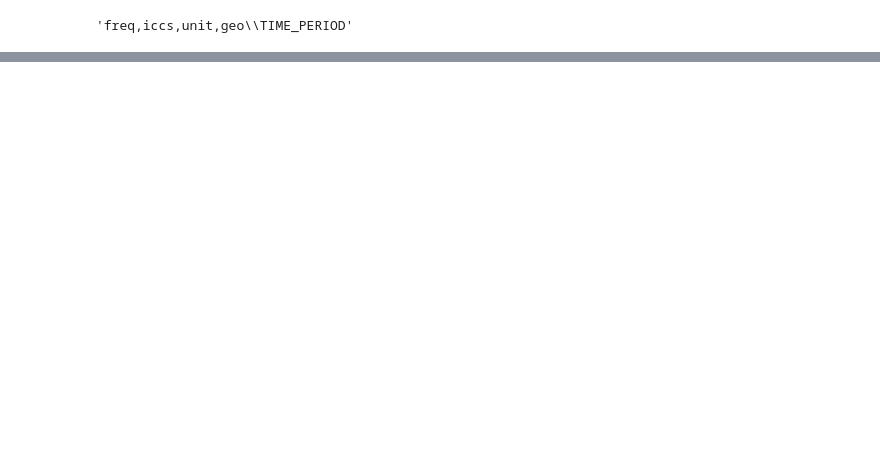
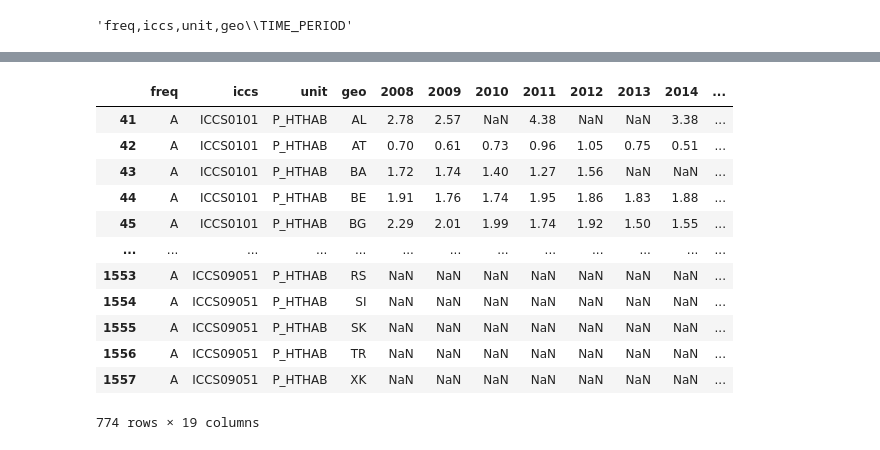
Before and after one commit to klbek/Analysis-of-Crime-in-the-EU, a Jupyter notebook: test_dat_zkouska2.ipynb, the cells around one changed output, grey strips where cells are left out. Saved outputs shown, nothing was run; the diff lists cells and outputs as text; code cells hidden in the pictures; blank space fills up the shorter version.

```diff
--- a/test_dat_zkouska2.ipynb
+++ b/test_dat_zkouska2.ipynb
@@ -67,0 +27,26 @@ dtype: object
+# %%
+column_period = data2.columns[count_columns:]
+data2[column_period] = data2[data2.columns[count_columns:]].astype('float')
+# data2.info()
+# %%
+data2['unit'].value_counts()
+no_anual = data2[data2['freq'] != 'A'].index # podminka, ze se nejedna o rocni data
+data2.drop(index=no_anual, inplace=True)
+
+no_p_hthab = data2[data2['unit'] != 'P_HTHAB'].index # podminka, ze se nejedna o udaj na 100tis obyvatel
+data2.drop(index=no_p_hthab, inplace=True)
+data2
+# %% [output]
+|  | freq | iccs | unit | geo | 2008 | 2009 | 2010 | 2011 | 2012 | 2013 | 2014 | ... |
+| 41 | A | ICCS0101 | P_HTHAB | AL | 2.78 | 2.57 | NaN | 4.38 | NaN | NaN | 3.38 | ... |
+| 42 | A | ICCS0101 | P_HTHAB | AT | 0.70 | 0.61 | 0.73 | 0.96 | 1.05 | 0.75 | 0.51 | ... |
+| 43 | A | ICCS0101 | P_HTHAB | BA | 1.72 | 1.74 | 1.40 | 1.27 | 1.56 | NaN | NaN | ... |
+| 44 | A | ICCS0101 | P_HTHAB | BE | 1.91 | 1.76 | 1.74 | 1.95 | 1.86 | 1.83 | 1.88 | ... |
+| 45 | A | ICCS0101 | P_HTHAB | BG | 2.29 | 2.01 | 1.99 | 1.74 | 1.92 | 1.50 | 1.55 | ... |
+| ... | ... | ... | ... | ... | ... | ... | ... | ... | ... | ... | ... | ... |
+| 1553 | A | ICCS09051 | P_HTHAB | RS | NaN | NaN | NaN | NaN | NaN | NaN | NaN | ... |
+| 1554 | A | ICCS09051 | P_HTHAB | SI | NaN | NaN | NaN | NaN | NaN | NaN | NaN | ... |
+| 1555 | A | ICCS09051 | P_HTHAB | SK | NaN | NaN | NaN | NaN | NaN | NaN | NaN | ... |
+| 1556 | A | ICCS09051 | P_HTHAB | TR | NaN | NaN | NaN | NaN | NaN | NaN | NaN | ... |
+| 1557 | A | ICCS09051 | P_HTHAB | XK | NaN | NaN | NaN | NaN | NaN | NaN | NaN | ... |
+774 rows × 19 columns
```
Also changed, not shown: parts of 10 cells of this notebook.
